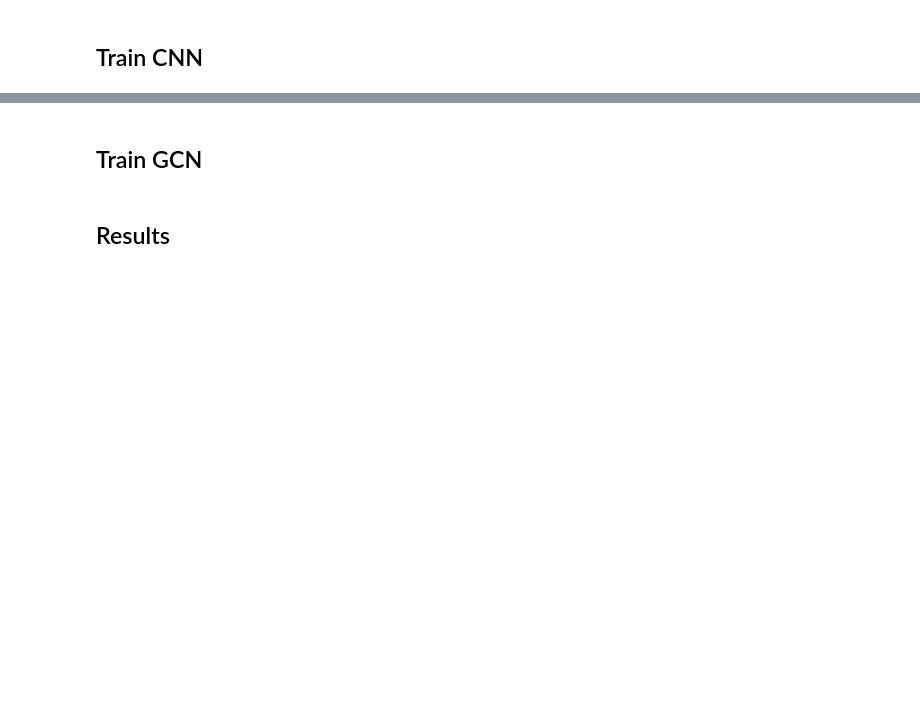
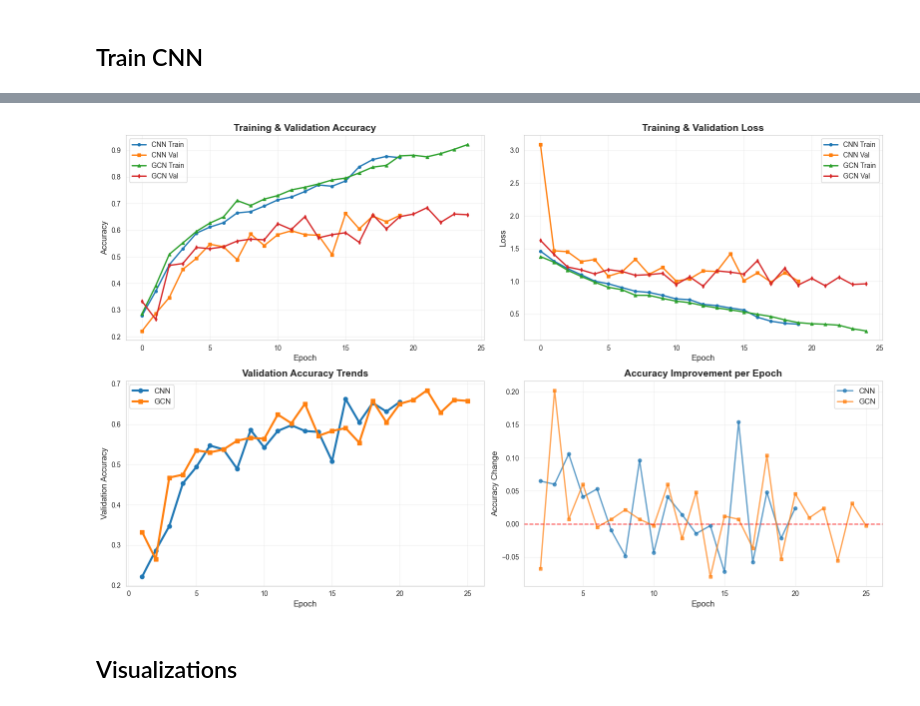
Before and after one commit to shivapreetham/eeg-channel-selection, a Jupyter notebook: eeg_motar_imagery_graph/bci_competition_cnn_vs_gcn.ipynb, the cells around one changed output, grey strips where cells are left out. Cells and saved outputs as stored; diff of their text form; code cells hidden in the pictures; blank space fills up the shorter version.

Commit message:
best so far dude

```diff
--- a/eeg_motar_imagery_graph/bci_competition_cnn_vs_gcn.ipynb
+++ b/eeg_motar_imagery_graph/bci_competition_cnn_vs_gcn.ipynb
@@ -193,14 +259,18 @@ GCN: 507,716 parameters
 # %% [markdown]
 ## Train CNN
 # %%
-cnn_history = cnn_model.fit(
-    X_train, y_train_cat,
+gcn_metrics_callback = MetricsCallback()
+
+gcn_history = gcn_model.fit(
+    [X_train, X_train], y_train_cat,
     validation_split=0.2,
-    epochs=30,
+    epochs=50,
     batch_size=64,
     callbacks=[
-        keras.callbacks.EarlyStopping(patience=10, restore_best_weights=True),
-        keras.callbacks.ReduceLROnPlateau(factor=0.5, patience=5)
-    ]
+        gcn_metrics_callback,
+        keras.callbacks.EarlyStopping(patience=10, restore_best_weights=True, monitor='val_accuracy'),
+        keras.callbacks.ReduceLROnPlateau(factor=0.5, patience=5, monitor='val_loss', verbose=1)
+    ],
+    verbose=1
 )
 # %% [output]
@@ -208,2 +293,0 @@ Epoch 1/30
-# %% [markdown]
-## Train GCN
@@ -221,2 +294,50 @@ gcn_history = gcn_model.fit(
+# %%
+fig, axes = plt.subplots(2, 2, figsize=(16, 10))
+
+axes[0, 0].plot(cnn_metrics_callback.history_dict['accuracy'], label='CNN Train', linewidth=2, marker='o', markersize=4)
+axes[0, 0].plot(cnn_metrics_callback.history_dict['val_accuracy'], label='CNN Val', linewidth=2, marker='s', markersize=4)
+axes[0, 0].plot(gcn_metrics_callback.history_dict['accuracy'], label='GCN Train', linewidth=2, marker='^', markersize=4)
+axes[0, 0].plot(gcn_metrics_callback.history_dict['val_accuracy'], label='GCN Val', linewidth=2, marker='d', markersize=4)
+axes[0, 0].set_title('Training & Validation Accuracy', fontsize=14, fontweight='bold')
+axes[0, 0].set_xlabel('Epoch', fontsize=12)
+axes[0, 0].set_ylabel('Accuracy', fontsize=12)
+axes[0, 0].legend(loc='best', fontsize=10)
+axes[0, 0].grid(True, alpha=0.3)
+
+axes[0, 1].plot(cnn_metrics_callback.history_dict['loss'], label='CNN Train', linewidth=2, marker='o', markersize=4)
+axes[0, 1].plot(cnn_metrics_callback.history_dict['val_loss'], label='CNN Val', linewidth=2, marker='s', markersize=4)
+axes[0, 1].plot(gcn_metrics_callback.history_dict['loss'], label='GCN Train', linewidth=2, marker='^', markersize=4)
+axes[0, 1].plot(gcn_metrics_callback.history_dict['val_loss'], label='GCN Val', linewidth=2, marker='d', markersize=4)
+axes[0, 1].set_title('Training & Validation Loss', fontsize=14, fontweight='bold')
+axes[0, 1].set_xlabel('Epoch', fontsize=12)
+axes[0, 1].set_ylabel('Loss', fontsize=12)
+axes[0, 1].legend(loc='best', fontsize=10)
+axes[0, 1].grid(True, alpha=0.3)
+
+epochs_cnn = range(1, len(cnn_metrics_callback.history_dict['accuracy']) + 1)
+epochs_gcn = range(1, len(gcn_metrics_callback.history_dict['accuracy']) + 1)
+axes[1, 0].plot(epochs_cnn, cnn_metrics_callback.history_dict['val_accuracy'], label='CNN', linewidth=3, marker='o', markersize=6)
+axes[1, 0].plot(epochs_gcn, gcn_metrics_callback.history_dict['val_accuracy'], label='GCN', linewidth=3, marker='s', markersize=6)
+axes[1, 0].set_title('Validation Accuracy Trends', fontsize=14, fontweight='bold')
+axes[1, 0].set_xlabel('Epoch', fontsize=12)
+axes[1, 0].set_ylabel('Validation Accuracy', fontsize=12)
+axes[1, 0].legend(loc='best', fontsize=11)
+axes[1, 0].grid(True, alpha=0.3)
+
+improvement_cnn = np.diff(cnn_metrics_callback.history_dict['val_accuracy'])
+improvement_gcn = np.diff(gcn_metrics_callback.history_dict['val_accuracy'])
+axes[1, 1].plot(range(2, len(epochs_cnn)+1), improvement_cnn, label='CNN', linewidth=2, marker='o', markersize=5, alpha=0.7)
+axes[1, 1].plot(range(2, len(epochs_gcn)+1), improvement_gcn, label='GCN', linewidth=2, marker='s', markersize=5, alpha=0.7)
+axes[1, 1].axhline(y=0, color='red', linestyle='--', linewidth=1.5, alpha=0.7)
+axes[1, 1].set_title('Accuracy Improvement per Epoch', fontsize=14, fontweight='bold')
+axes[1, 1].set_xlabel('Epoch', fontsize=12)
+axes[1, 1].set_ylabel('Accuracy Change', fontsize=12)
+axes[1, 1].legend(loc='best', fontsize=11)
+axes[1, 1].grid(True, alpha=0.3)
+
+plt.tight_layout()
+plt.show()
+# %% [output]
+[figure, added]
 # %% [markdown]
-## Results
+## Visualizations
```
Also changed, not shown: parts of 10 cells of this notebook, 20 other files.
